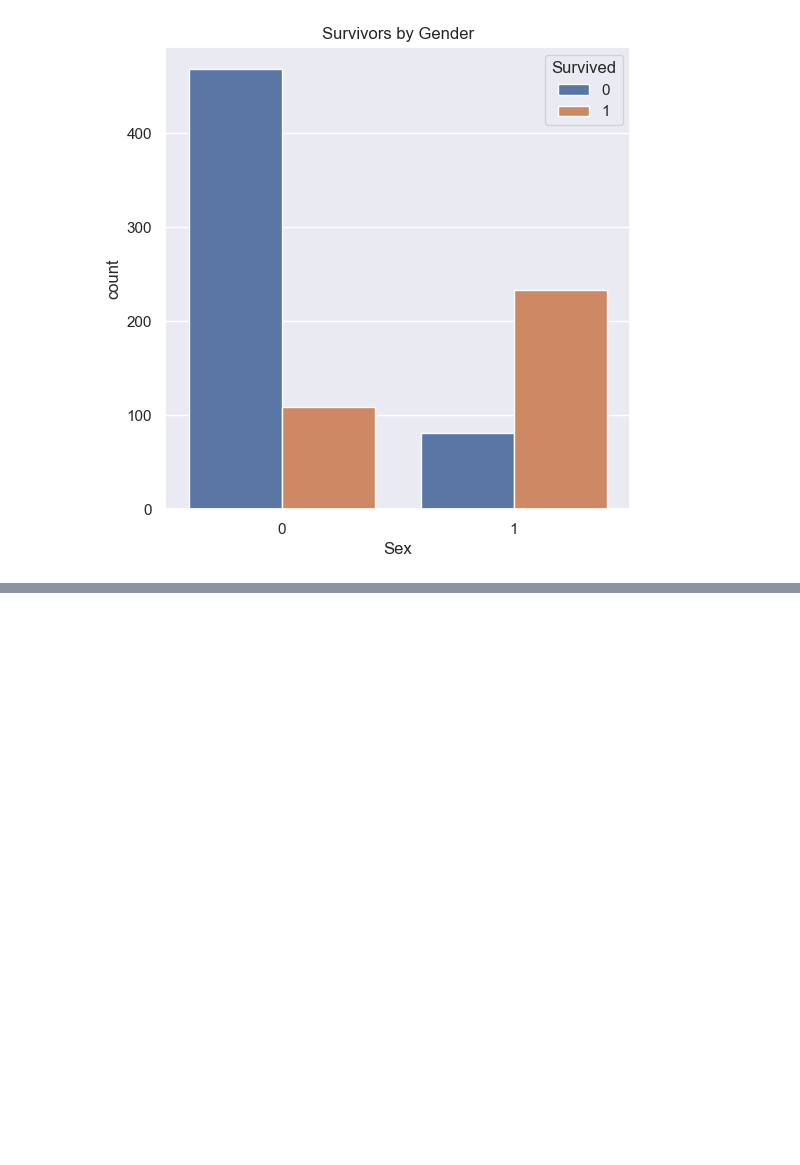
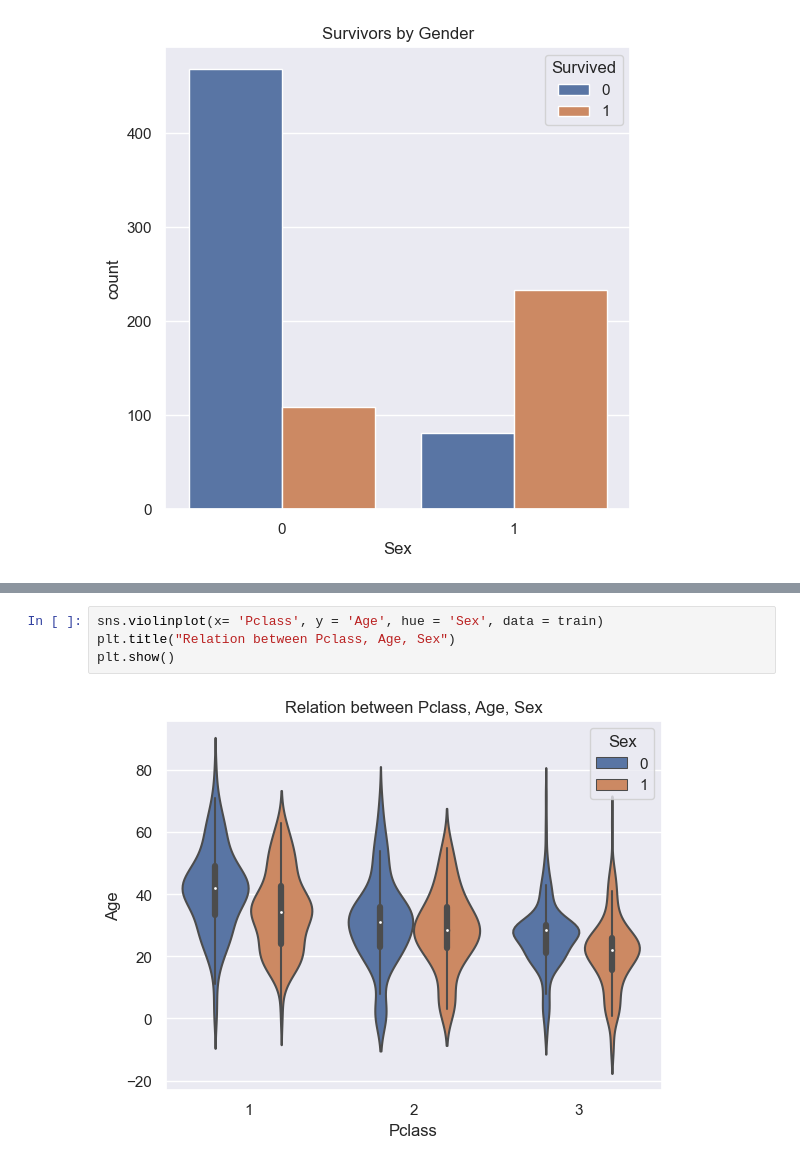
Before and after one commit to JongKookE/beginner, a Jupyter notebook: titanic.ipynb, the cells around one changed output, grey strips where cells are left out. Saved outputs shown, nothing was run; the diff lists cells and outputs as text; blank space fills up the shorter version.

Commit message:
violin

```diff
--- a/titanic.ipynb
+++ b/titanic.ipynb
@@ -156 +154,7 @@ visualization.show_heatmap(train)
 [figure]
+# %%
+sns.violinplot(x= 'Pclass', y = 'Age', hue = 'Sex', data = train)
+plt.title("Relation between Pclass, Age, Sex")
+plt.show()
+# %% [output]
+[figure, added]
```
Also changed, not shown: parts of 6 cells of this notebook.
